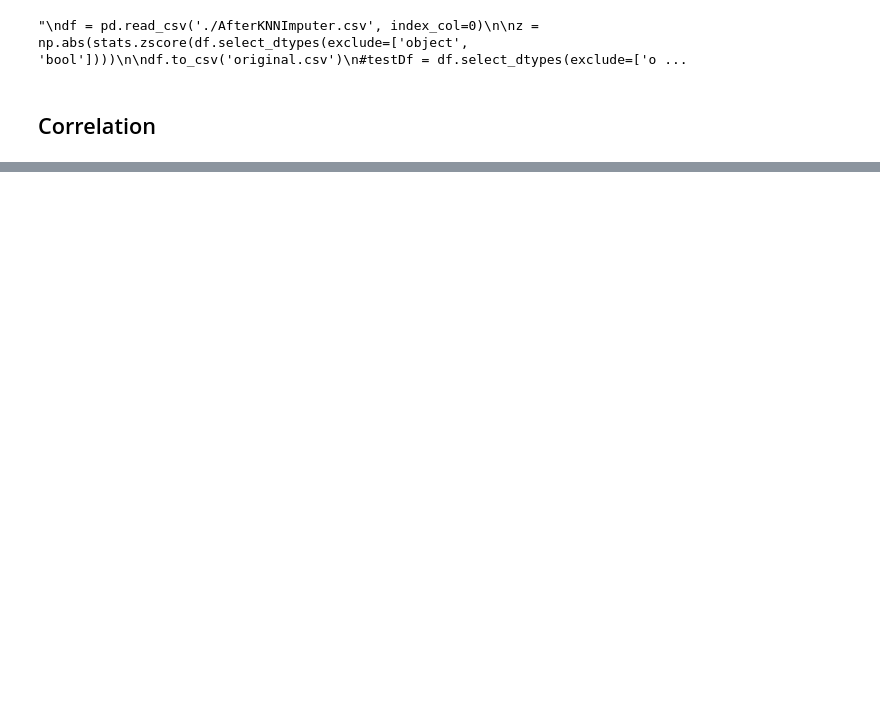
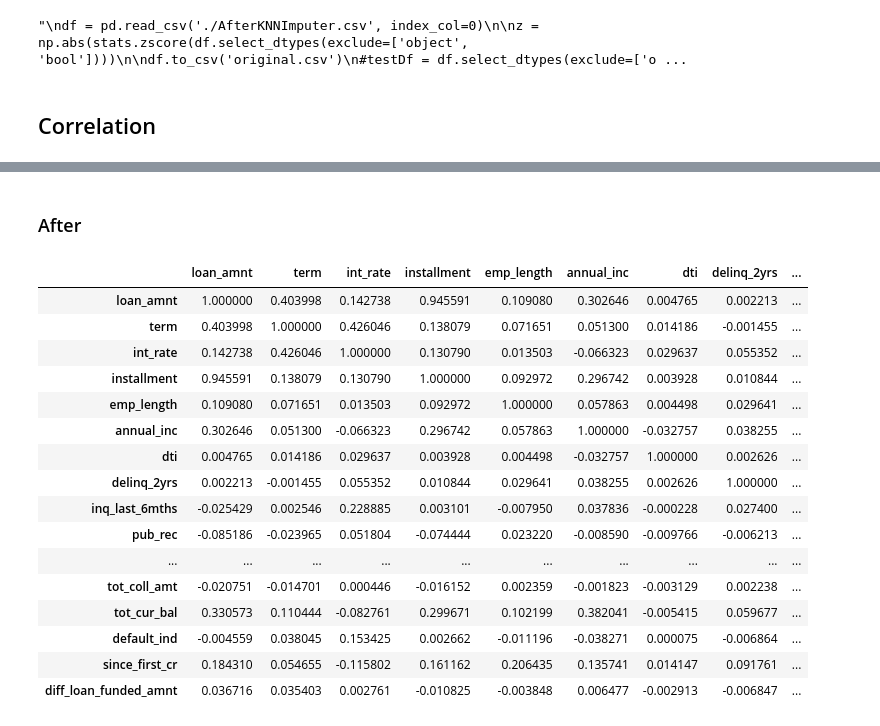
Before and after one commit to 2dukes/PROJ_IART_2021, a Jupyter notebook: proj2/CreditRisk.ipynb, the cells around one changed output, grey strips where cells are left out. Saved outputs shown, nothing was run; the diff lists cells and outputs as text; code cells hidden in the pictures; blank space fills up the shorter version.

```diff
--- a/proj2/CreditRisk.ipynb
+++ b/proj2/CreditRisk.ipynb
@@ -356,3 +366,27 @@ corr.style.background_gradient(cmap='coolwarm')
+# %% [markdown]
+### After
+# %%
+df = read_and_convert('./afterKNNImputer.csv')
+corr = df.corr()
+corr.style.background_gradient(cmap='coolwarm')
+# %% [output]
+|  | loan_amnt | term | int_rate | installment | emp_length | annual_inc | dti | delinq_2yrs | ... |
+| loan_amnt | 1.000000 | 0.403998 | 0.142738 | 0.945591 | 0.109080 | 0.302646 | 0.004765 | 0.002213 | ... |
+| term | 0.403998 | 1.000000 | 0.426046 | 0.138079 | 0.071651 | 0.051300 | 0.014186 | -0.001455 | ... |
+| int_rate | 0.142738 | 0.426046 | 1.000000 | 0.130790 | 0.013503 | -0.066323 | 0.029637 | 0.055352 | ... |
+| installment | 0.945591 | 0.138079 | 0.130790 | 1.000000 | 0.092972 | 0.296742 | 0.003928 | 0.010844 | ... |
+| emp_length | 0.109080 | 0.071651 | 0.013503 | 0.092972 | 1.000000 | 0.057863 | 0.004498 | 0.029641 | ... |
+| annual_inc | 0.302646 | 0.051300 | -0.066323 | 0.296742 | 0.057863 | 1.000000 | -0.032757 | 0.038255 | ... |
+| dti | 0.004765 | 0.014186 | 0.029637 | 0.003928 | 0.004498 | -0.032757 | 1.000000 | 0.002626 | ... |
+| delinq_2yrs | 0.002213 | -0.001455 | 0.055352 | 0.010844 | 0.029641 | 0.038255 | 0.002626 | 1.000000 | ... |
+| inq_last_6mths | -0.025429 | 0.002546 | 0.228885 | 0.003101 | -0.007950 | 0.037836 | -0.000228 | 0.027400 | ... |
+| pub_rec | -0.085186 | -0.023965 | 0.051804 | -0.074444 | 0.023220 | -0.008590 | -0.009766 | -0.006213 | ... |
+| ... | ... | ... | ... | ... | ... | ... | ... | ... | ... |
+| tot_coll_amt | -0.020751 | -0.014701 | 0.000446 | -0.016152 | 0.002359 | -0.001823 | -0.003129 | 0.002238 | ... |
+| tot_cur_bal | 0.330573 | 0.110444 | -0.082761 | 0.299671 | 0.102199 | 0.382041 | -0.005415 | 0.059677 | ... |
+| default_ind | -0.004559 | 0.038045 | 0.153425 | 0.002662 | -0.011196 | -0.038271 | 0.000075 | -0.006864 | ... |
+| since_first_cr | 0.184310 | 0.054655 | -0.115802 | 0.161162 | 0.206435 | 0.135741 | 0.014147 | 0.091761 | ... |
+| diff_loan_funded_amnt | 0.036716 | 0.035403 | 0.002761 | -0.010825 | -0.003848 | 0.006477 | -0.002913 | -0.006847 | ... |
 # %%
 # sb.stripplot(x='grade', y='annual_inc', hue='default_ind', data=df)
 # %%
```
Also changed, not shown: parts of 20 cells of this notebook.
